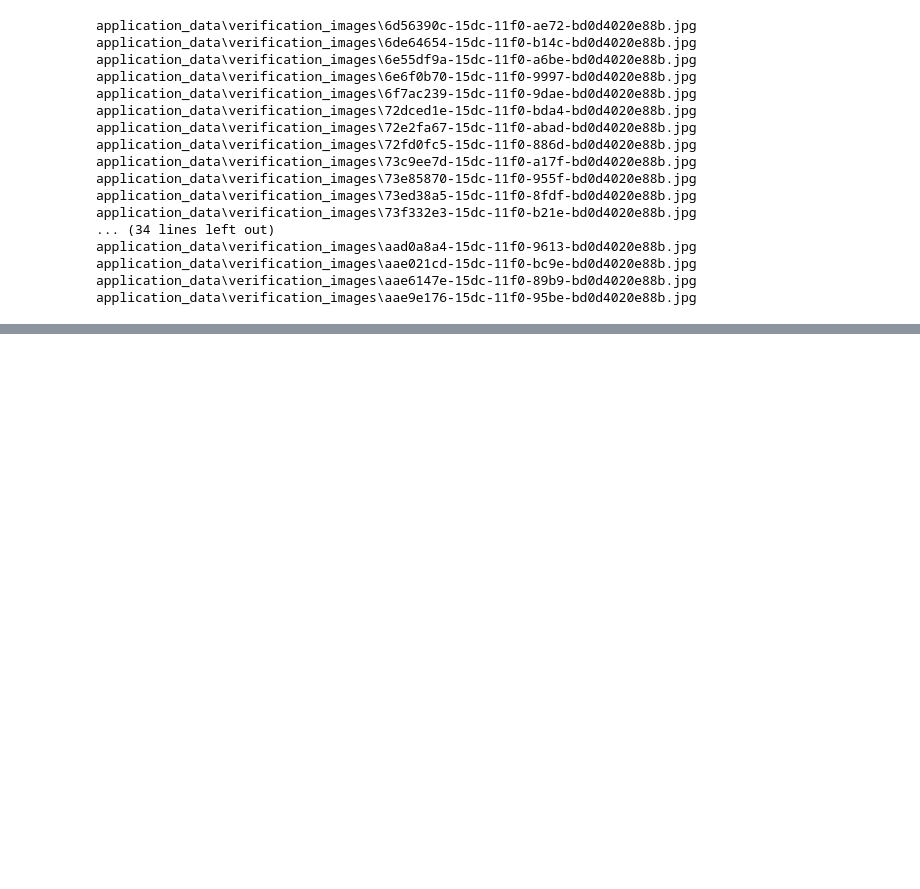
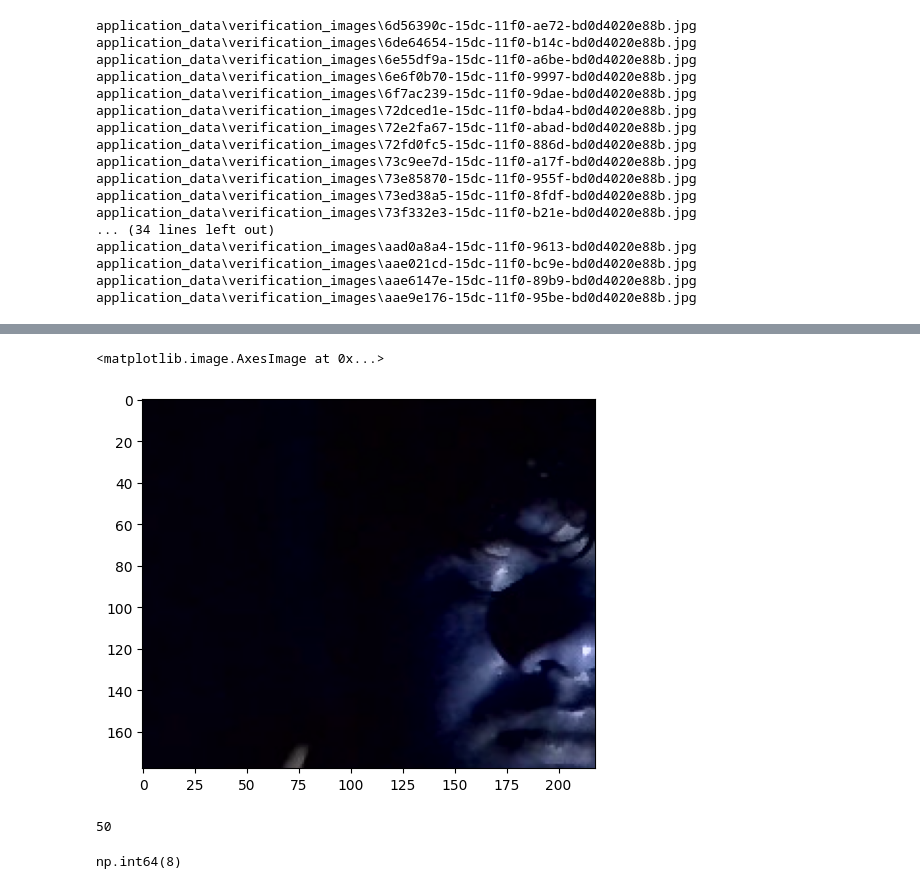
Before and after one commit to Harsha1025/facial_recognition, a Jupyter notebook: Untitled.ipynb, the cells around one changed output, grey strips where cells are left out. Cells and saved outputs as stored; diff of their text form; code cells hidden in the pictures; blank space fills up the shorter version.

```diff
--- a/Untitled.ipynb
+++ b/Untitled.ipynb
@@ -736,7 +770,7 @@ application_data\verification_images\aae021cd-15dc-11f0-bc9e-bd0d4020e88b.jpg
 application_data\verification_images\aae6147e-15dc-11f0-89b9-bd0d4020e88b.jpg
 application_data\verification_images\aae9e176-15dc-11f0-95be-bd0d4020e88b.jpg
 # %%
-def verify(frame, model, detection_threshold, verification_threshold):
+def verify( model, detection_threshold, verification_threshold):
     # Build result array
     results = []
     for image in os.listdir(os.path.join('application_data','verification_images')):
@@ -756,3 +790,29 @@ def verify(frame, model, detection_threshold, verification_threshold):
 
 
     return results,verified
+# %%
+# OpenCV Real Time Verification
+
+cap = cv2.VideoCapture(0)
+while cap.isOpened():
+    ret,frame =cap.read()
+    frame = frame[120:178+120,200:200+218,:]
+
+
+
+
+    # Verification trigger
+
+    if cv2.waitKey(1) & 0xFF == ord('v'):
+        # save input image to application _data / input_image folder
+        cv2.imwrite(os.path.join('application_data','input_image','input_image.jpg'),frame)
+        #Run verification model
+        results,verified = verify(model,0.5,0.5)
+        print(verified)
+
+    cv2.imshow('verification',frame)
+
+    if cv2.waitKey(10) & 0xFF == ord('q'):
+        break
+cap.release()
+cv2.destroyAllWindows()
@@ -758,0 +864,13 @@ def verify(frame, model, detection_threshold, verification_threshold):
+# %%
+plt.imshow(frame[:,:,:])
+# %% [output]
+<matplotlib.image.AxesImage at 0x...>
+[figure, added]
+# %%
+len(results)
+# %% [output]
+50
+# %%
+np.sum(np.squeeze(results) > 0.5)
+# %% [output]
+np.int64(8)
```
Also changed, not shown: parts of 33 cells of this notebook.
